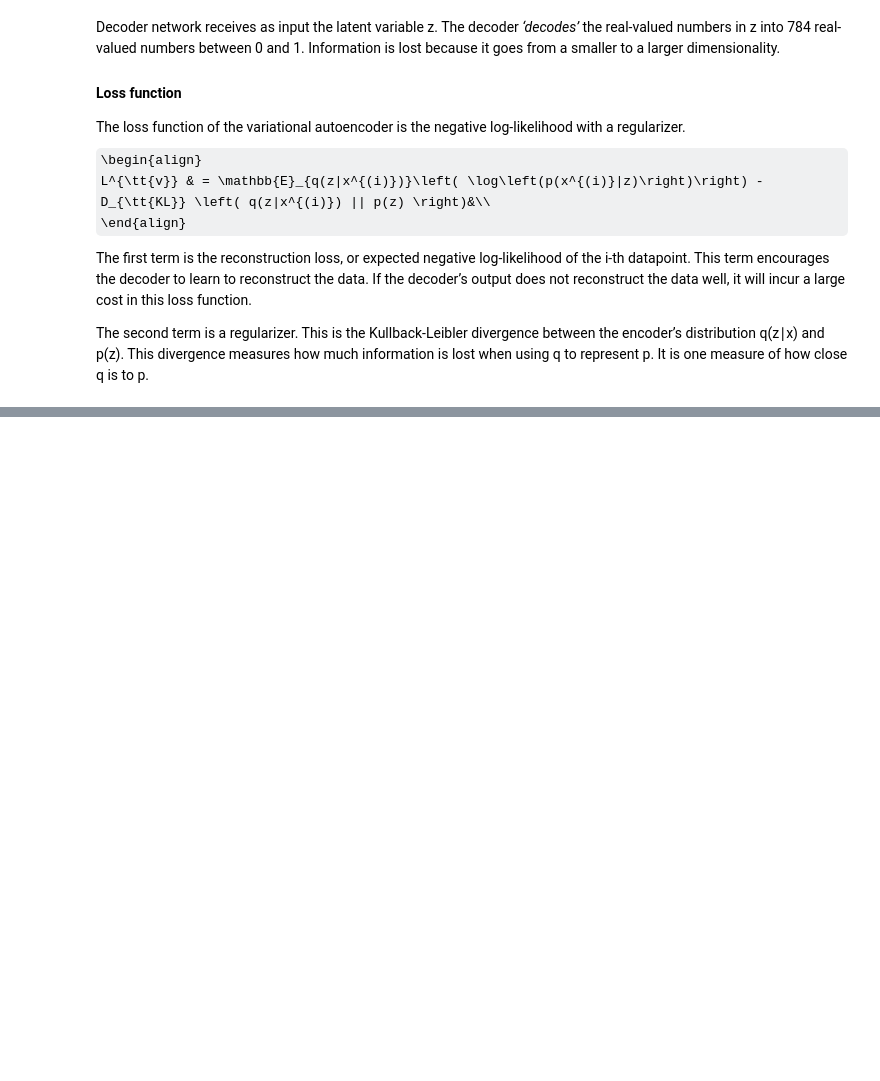
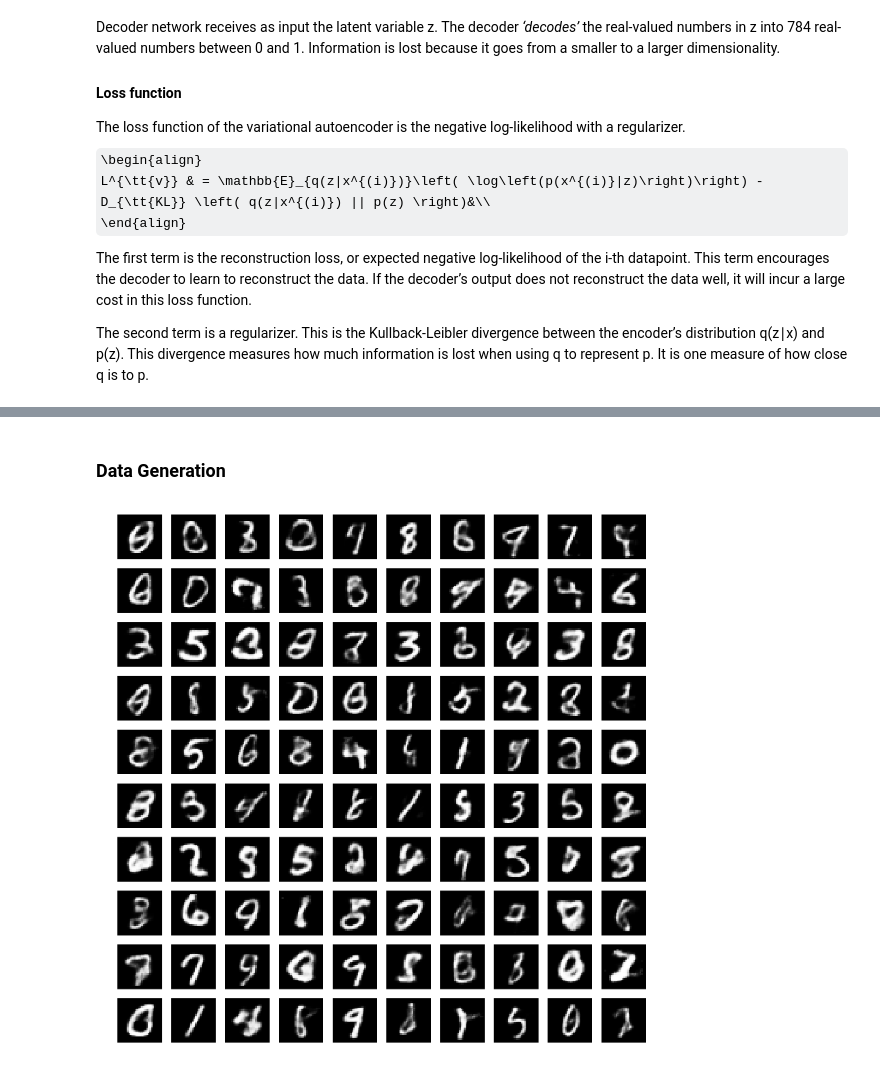
Before and after one commit to jariasf/Generative-Models, a Jupyter notebook: tensorflow/variational_autoencoder.ipynb, the cells around one changed output, grey strips where cells are left out. Cells and saved outputs as stored; diff of their text form; code cells hidden in the pictures; some formulas as TeX source; blank space fills up the shorter version.

```diff
--- a/tensorflow/variational_autoencoder.ipynb
+++ b/tensorflow/variational_autoencoder.ipynb
@@ -239,0 +276,12 @@ VAE.visualize_generation(x_sample[image_index:image_index + 1])
+# %% [markdown]
+### Data Generation
+# %%
+# Generate images
+generated = VAE.generate_data(100)
+plt.figure(figsize=[10,10])
+for i in range(0,100):
+    plt.subplot(10,10,i+1)
+    plt.imshow(np.reshape(generated[i], (28, 28)), interpolation='none',cmap=plt.get_cmap('gray'))
+    plt.axis('off')
+# %% [output]
+[figure, added]
```
Also changed, not shown: parts of 10 cells of this notebook.
